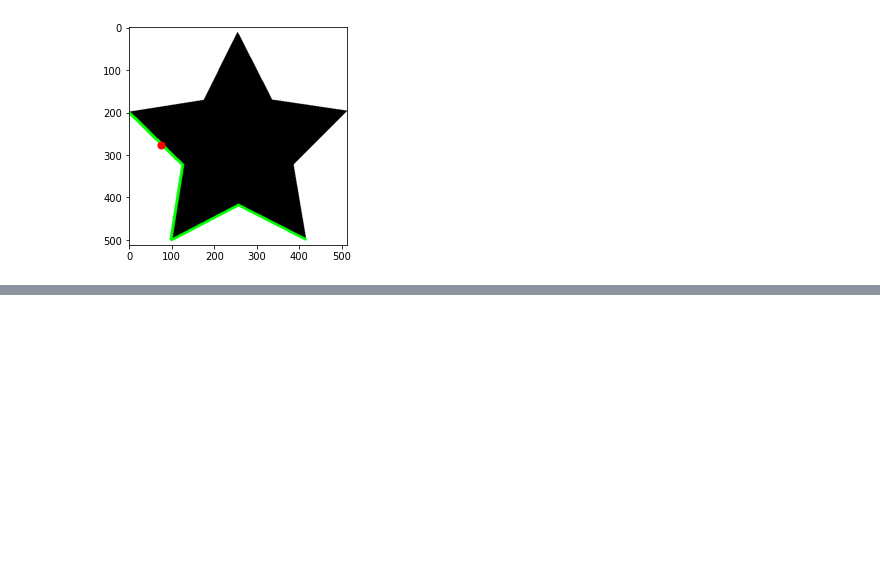
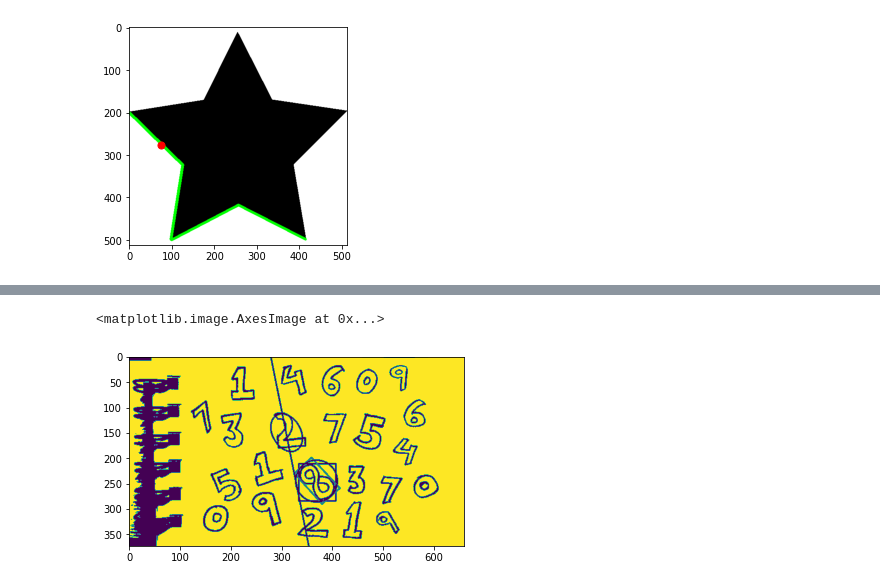
Before and after one commit to phanxuanphucnd/freelearningcv, a Jupyter notebook: jupyter notebooks/Image Preprocessing.ipynb, the cells around one changed output, grey strips where cells are left out. Saved outputs shown, nothing was run; the diff lists cells and outputs as text; code cells hidden in the pictures; blank space fills up the shorter version.

```diff
--- a/jupyter notebooks/Image Preprocessing.ipynb
+++ b/jupyter notebooks/Image Preprocessing.ipynb
@@ -566,0 +649,21 @@ Area of contour 0: 129.5
+# %%
+(x, y), radius = cv2.minEnclosingCircle(cnt)
+center = (int(x), int(y))
+radius = int(radius)
+img = cv2.circle(img, center, radius, (0, 255, 0), 2)
+plt.imshow(img)
+
+cnt = contours[area_sorted[3]]
+ellipse = cv2.fitEllipse(cnt)
+img = cv2.ellipse(img, ellipse, (0, 255, 0), 2)
+plt.imshow(img)
+
+rows,cols = img.shape[:2]
+[vx,vy,x,y] = cv2.fitLine(cnt, cv2.DIST_L2, 0, 0.01, 0.01)
+lefty = int((-x * vy / vx) + y)
+righty = int(((cols - x) * vy / vx) + y)
+img = cv2.line(img,(cols-1, righty),(0, lefty),(0, 255, 0), 2)
+plt.imshow(img)
+# %% [output]
+<matplotlib.image.AxesImage at 0x...>
+[figure, added]
```
Also changed, not shown: parts of 23 cells of this notebook.
